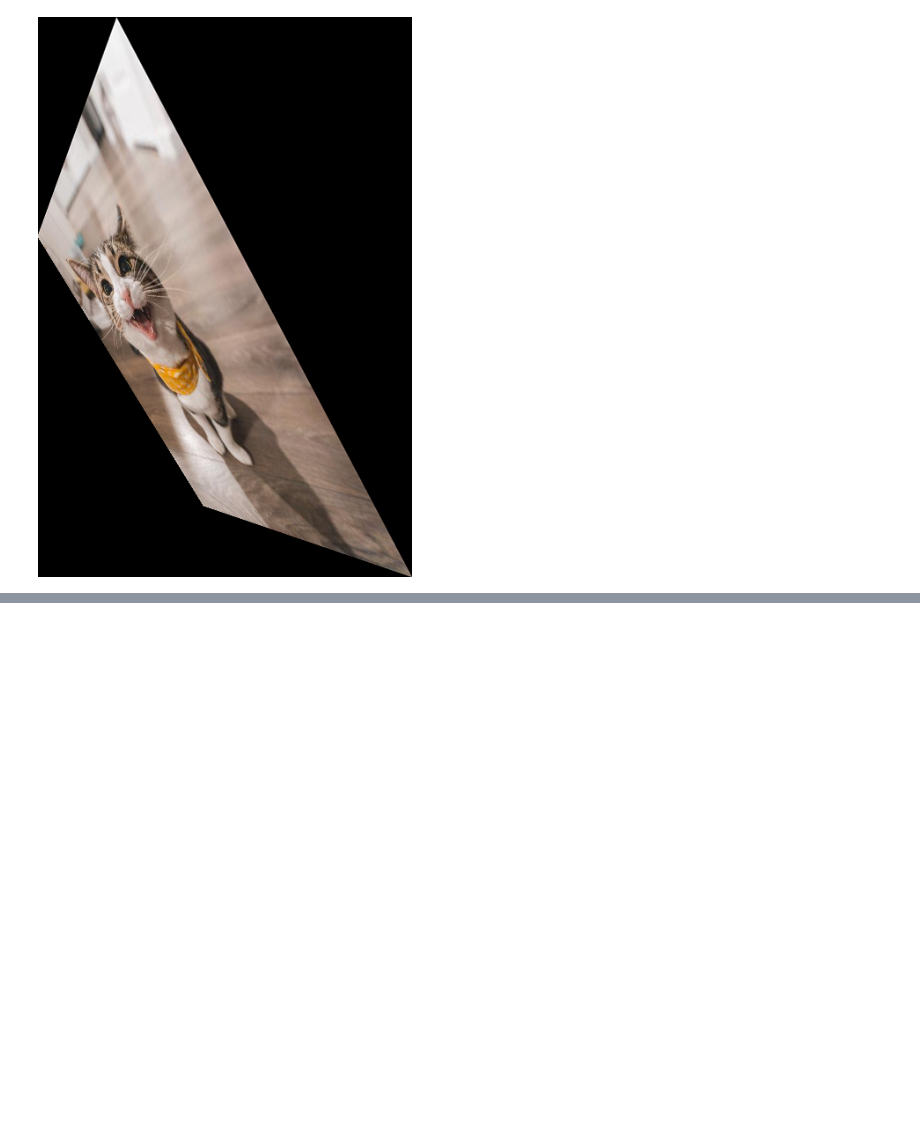
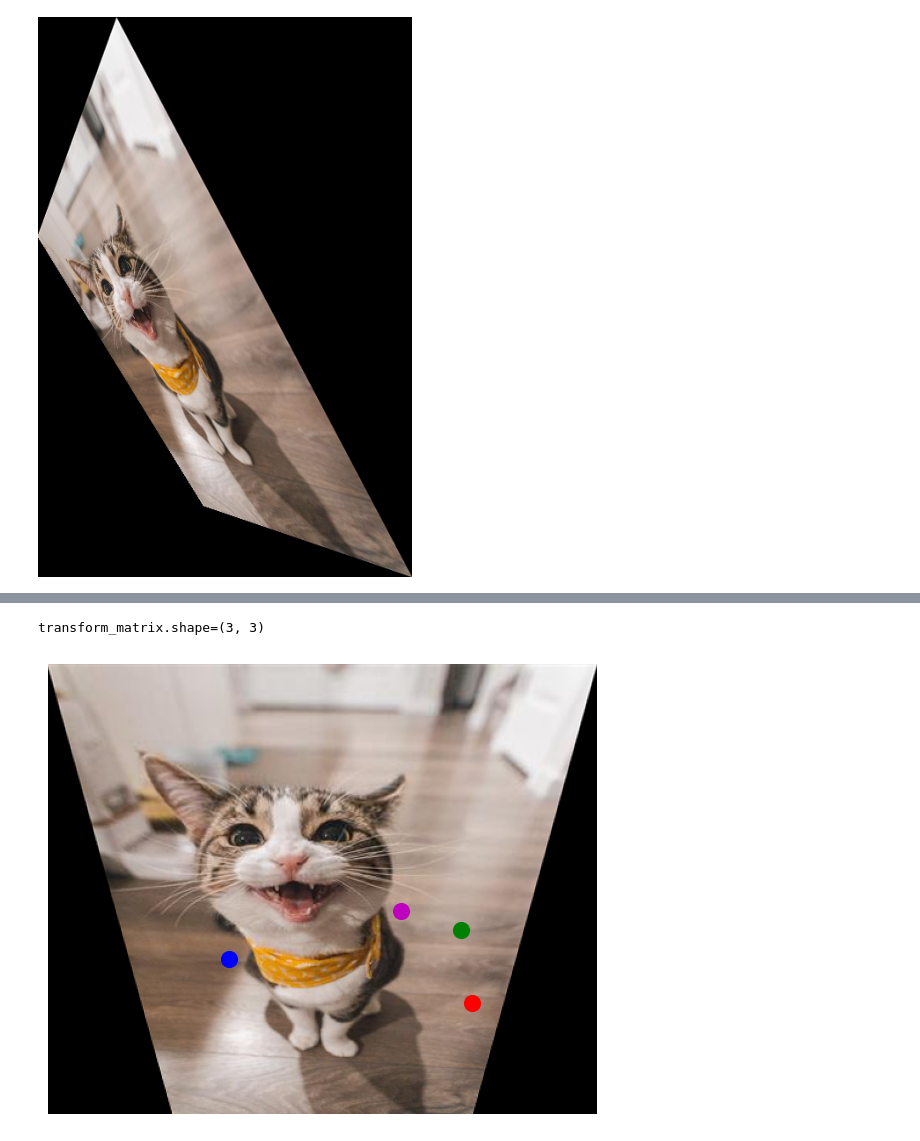
Before and after one commit to dariush-bahrami/xyzrotation, a Jupyter notebook: usage.ipynb, the cells around one changed output, grey strips where cells are left out. Cells and saved outputs as stored; diff of their text form; code cells hidden in the pictures; blank space fills up the shorter version.

```diff
--- a/usage.ipynb
+++ b/usage.ipynb
@@ -109,0 +142,24 @@ x_rotation=-45, y_rotation=-45, z_rotation=-45
+# %%
+original_image_size = ImageSize(height=image.size[1], width=image.size[0])
+transform_matrix, new_image_size = get_transform_matrix(
+    original_image_size,
+    x_rotation=45,
+    y_rotation=0,
+    z_rotation=0,
+    x_translate=0,
+    y_translate=0,
+)
+print(f"{transform_matrix.shape=}")
+transformed_points = transform_points(points, transform_matrix)
+transformed_image = transform_image(np.asarray(image), transform_matrix, new_image_size)
+plt.imshow(transformed_image)
+# scatter the points each with a different color
+colors = ["r", "g", "b", "m"]
+for i, (x, y) in enumerate(transformed_points):
+    plt.scatter(x, y, c=colors[i], s=128)
+plt.axis("off")
+plt.tight_layout()
+plt.show()
+# %% [output]
+transform_matrix.shape=(3, 3)
+[figure, added]
```
Also changed, not shown: parts of 17 cells of this notebook.
